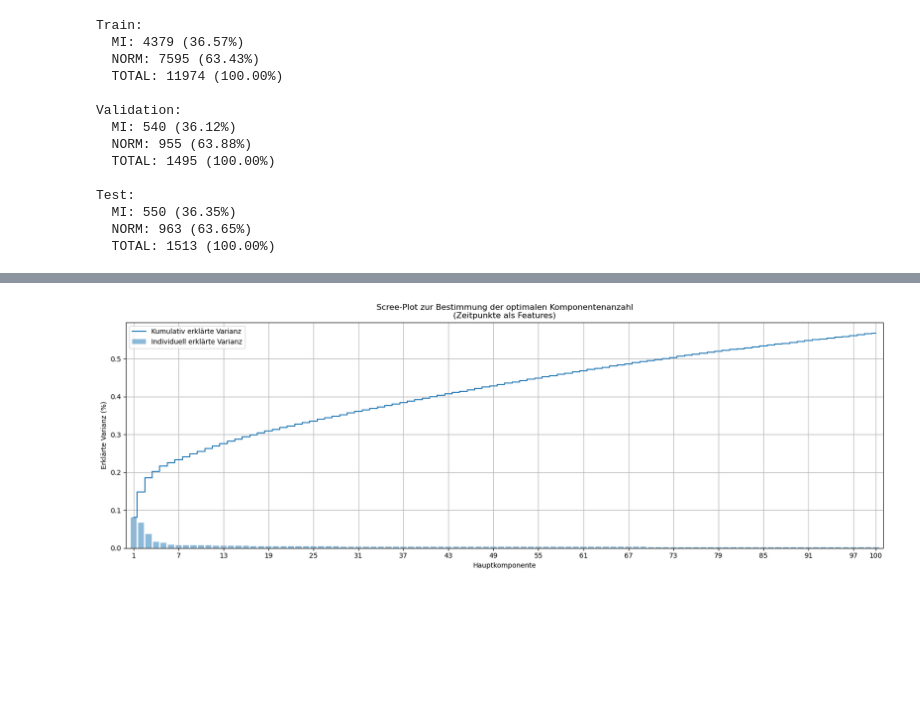
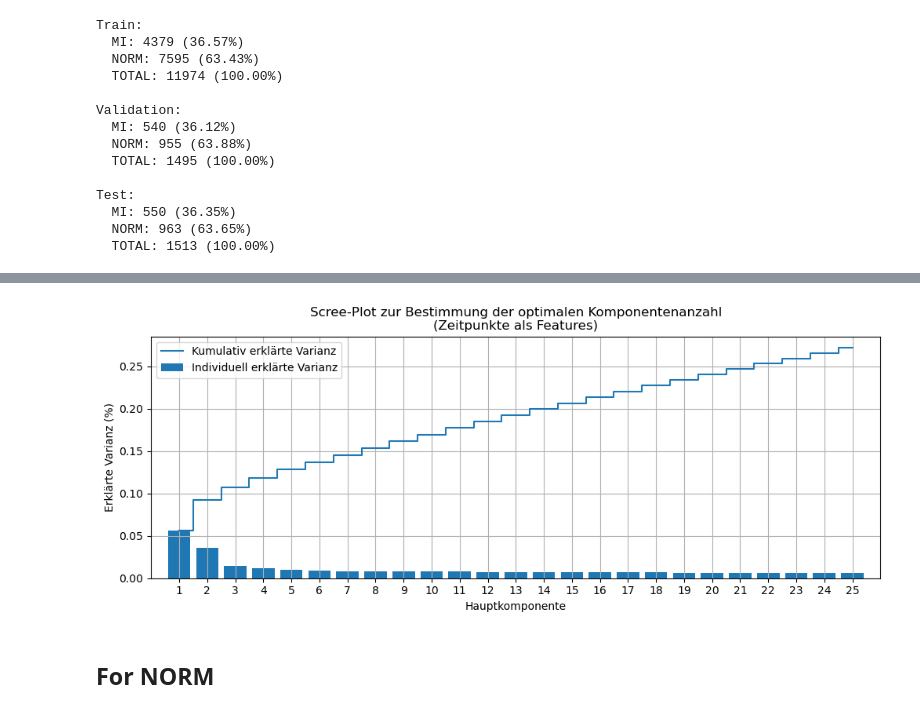
Before and after one commit to AliceKitchkin/ECG_xAI, a Jupyter notebook: notebooks/04_pca.ipynb, the cells around one changed output, grey strips where cells are left out. Drawn from its saved outputs; the diff is of its cells as text; code cells hidden in the pictures; blank space fills up the shorter version.

```diff
--- a/notebooks/04_pca.ipynb
+++ b/notebooks/04_pca.ipynb
@@ -97,13 +94,10 @@ pca_time.plot_explained_variance(figsize=(15, 6))
 # %%
-n_components = 100
-pca_time2 = PCA_1D(n_components=n_components, standardize=False, feature_mode='time')
+features = 25
+pca_time_MI2 = PCA_1D(n_components=features, standardize=False, feature_mode='time')
 
-pca_time2.fit(X_train)
-
-X_train_pca = pca_time2.transform(X_train)
-X_val_pca = pca_time2.transform(X_val)
-X_test_pca = pca_time2.transform(X_test)
+pca_time_MI2.fit(X)
+pca_time_MI2.plot_scree_plot(figsize=figsize)
+# %% [output]
+[figure, added]
-# %%
-pca_time2.plot_scree_plot(figsize=(20, 6))
-# %% [output]
-[figure, removed]
+# %% [markdown]
+## For NORM
```
Also changed, not shown: parts of 17 cells of this notebook, 1 other file.
